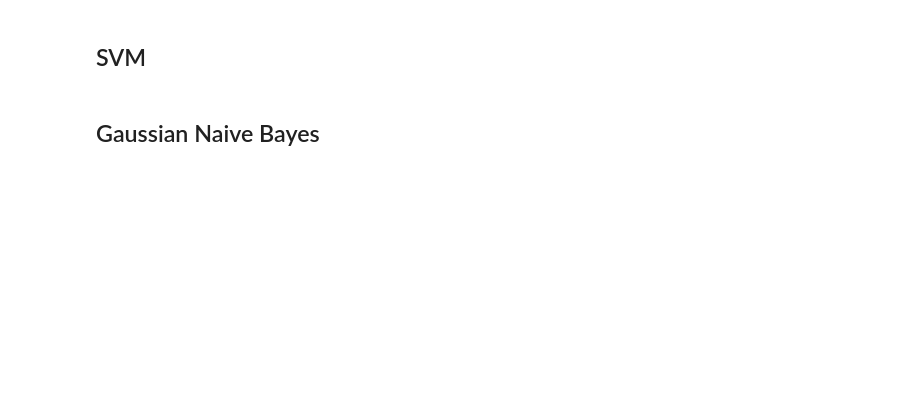
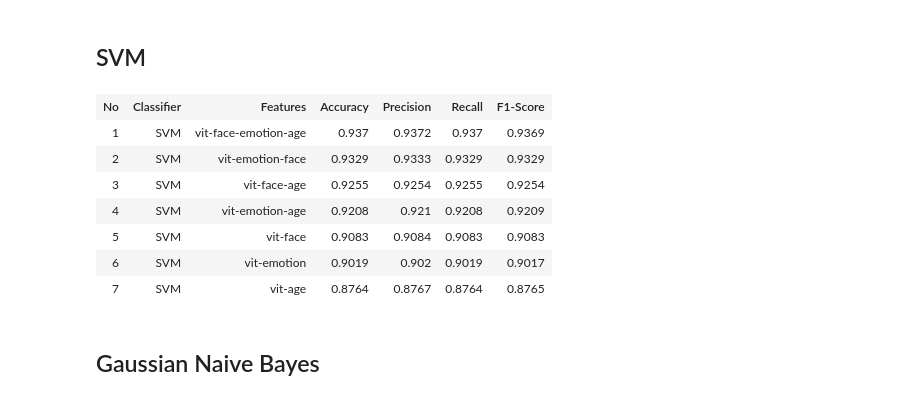
Before and after one commit to rafyakbar/face-race-gender-classification-using-multi-domain-vit, a Jupyter notebook: experiment/code/3.0_compare.ipynb, the cells around one changed output. Saved outputs shown, nothing was run; the diff lists cells and outputs as text; code cells hidden in the pictures; blank space fills up the shorter version.

```diff
--- a/experiment/code/3.0_compare.ipynb
+++ b/experiment/code/3.0_compare.ipynb
@@ -32,7 +52,16 @@ df.head()
 # %%
 svm_results = df[df['Classifier'] == 'SVM'].sort_values('Accuracy', ascending=False).reset_index(drop=True)
 svm_results.insert(0, 'No', range(1, len(svm_results) + 1))
-u.display_table(svm_results.to_dict('records'))
+_ = u.display_table(svm_results.to_dict('records'))
+# %% [output]
+| No | Classifier | Features | Accuracy | Precision | Recall | F1-Score |
+| 1 | SVM | vit-face-emotion-age | 0.937 | 0.9372 | 0.937 | 0.9369 |
+| 2 | SVM | vit-emotion-face | 0.9329 | 0.9333 | 0.9329 | 0.9329 |
+| 3 | SVM | vit-face-age | 0.9255 | 0.9254 | 0.9255 | 0.9254 |
+| 4 | SVM | vit-emotion-age | 0.9208 | 0.921 | 0.9208 | 0.9209 |
+| 5 | SVM | vit-face | 0.9083 | 0.9084 | 0.9083 | 0.9083 |
+| 6 | SVM | vit-emotion | 0.9019 | 0.902 | 0.9019 | 0.9017 |
+| 7 | SVM | vit-age | 0.8764 | 0.8767 | 0.8764 | 0.8765 |
 # %% [markdown]
 ## Gaussian Naive Bayes
 # %%
```
Also changed, not shown: parts of 6 cells of this notebook.
